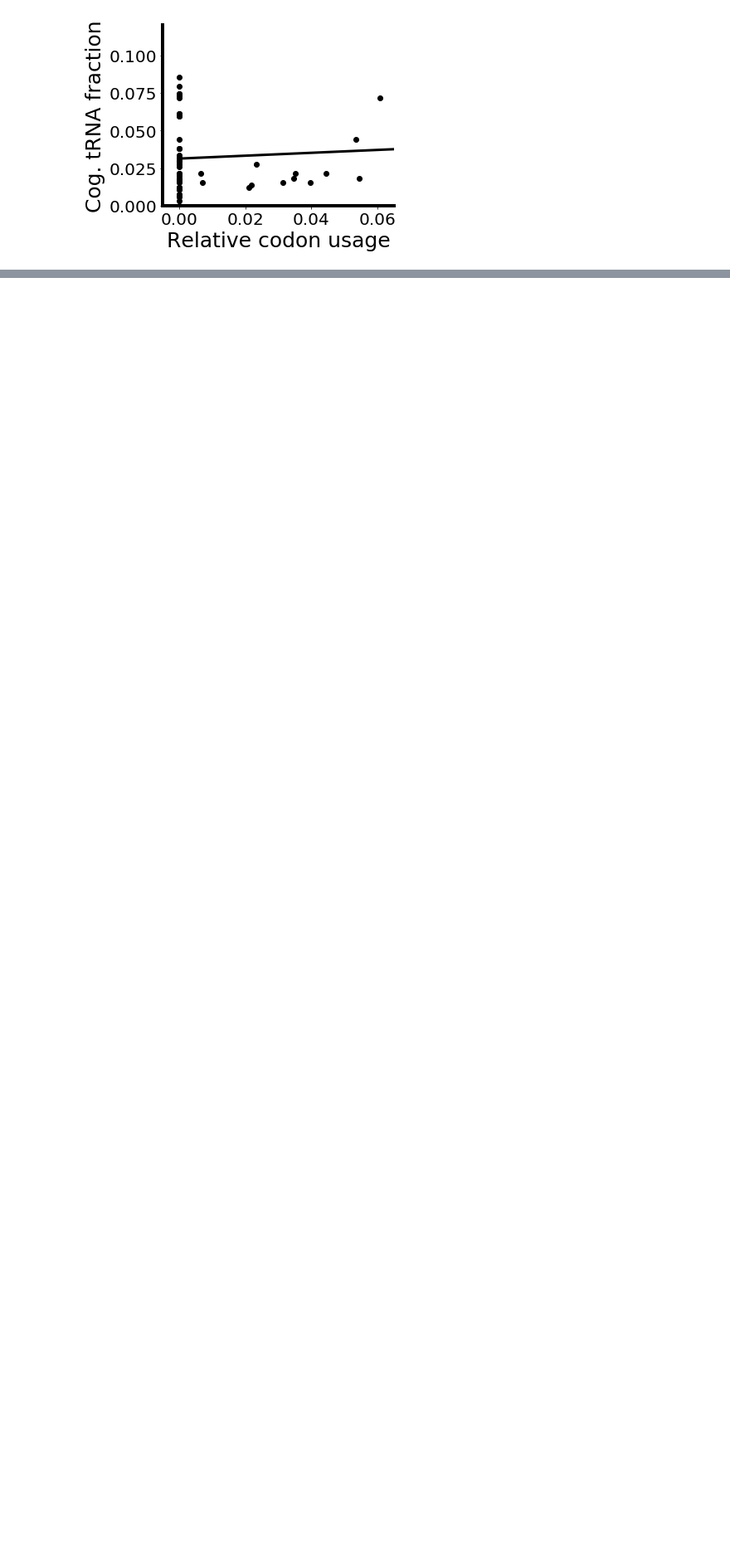
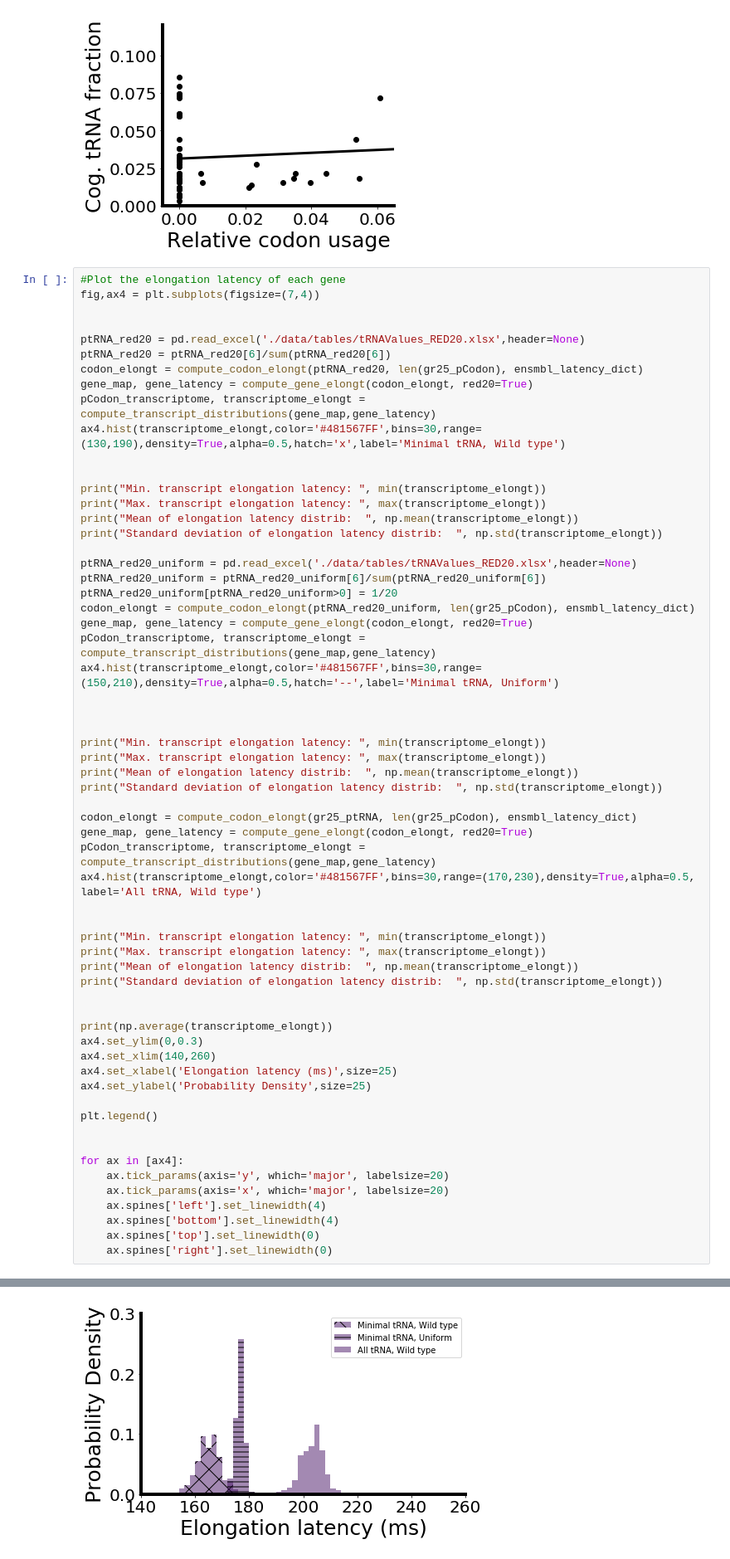
Before and after one commit to EndyLab/tRNACAD, a Jupyter notebook: minimalcode.ipynb, the cells around one changed output, grey strips where cells are left out. Shown: that part at 83% size. Cells and saved outputs as stored; diff of their text form; blank space fills up the shorter version.

```diff
--- a/minimalcode.ipynb
+++ b/minimalcode.ipynb
@@ -148,3 +148,65 @@ R^2:  0.011931892672176314
 slope:  0.09605729915119392
 [figure]
 [figure]
+# %%
+#Plot the elongation latency of each gene
+fig,ax4 = plt.subplots(figsize=(7,4))
+
+
+ptRNA_red20 = pd.read_excel('./data/tables/tRNAValues_RED20.xlsx',header=None)
+ptRNA_red20 = ptRNA_red20[6]/sum(ptRNA_red20[6])
+codon_elongt = compute_codon_elongt(ptRNA_red20, len(gr25_pCodon), ensmbl_latency_dict)
+gene_map, gene_latency = compute_gene_elongt(codon_elongt, red20=True)
+pCodon_transcriptome, transcriptome_elongt = compute_transcript_distributions(gene_map,gene_latency)
+ax4.hist(transcriptome_elongt,color='#481567FF',bins=30,range=(130,190),density=True,alpha=0.5,hatch='x',label='Minimal tRNA, Wild type')
+
+
+print("Min. transcript elongation latency: ", min(transcriptome_elongt))
+print("Max. transcript elongation latency: ", max(transcriptome_elongt))
+print("Mean of elongation latency distrib:  ", np.mean(transcriptome_elongt))
+print("Standard deviation of elongation latency distrib:  ", np.std(transcriptome_elongt))
+
+ptRNA_red20_uniform = pd.read_excel('./data/tables/tRNAValues_RED20.xlsx',header=None)
+ptRNA_red20_uniform = ptRNA_red20_uniform[6]/sum(ptRNA_red20_uniform[6])
+ptRNA_red20_uniform[ptRNA_red20_uniform>0] = 1/20
+codon_elongt = compute_codon_elongt(ptRNA_red20_uniform, len(gr25_pCodon), ensmbl_latency_dict)
+gene_map, gene_latency = compute_gene_elongt(codon_elongt, red20=True)
+pCodon_transcriptome, transcriptome_elongt = compute_transcript_distributions(gene_map,gene_latency)
+ax4.hist(transcriptome_elongt,color='#481567FF',bins=30,range=(150,210),density=True,alpha=0.5,hatch='--',label='Minimal tRNA, Uniform')
+
+
+
+print("Min. transcript elongation latency: ", min(transcriptome_elongt))
+print("Max. transcript elongation latency: ", max(transcriptome_elongt))
+print("Mean of elongation latency distrib:  ", np.mean(transcriptome_elongt))
+print("Standard deviation of elongation latency distrib:  ", np.std(transcriptome_elongt))
+
+codon_elongt = compute_codon_elongt(gr25_ptRNA, len(gr25_pCodon), ensmbl_latency_dict)
+gene_map, gene_latency = compute_gene_elongt(codon_elongt, red20=True)
+pCodon_transcriptome, transcriptome_elongt = compute_transcript_distributions(gene_map,gene_latency)
+ax4.hist(transcriptome_elongt,color='#481567FF',bins=30,range=(170,230),density=True,alpha=0.5, label='All tRNA, Wild type')
+
+
+print("Min. transcript elongation latency: ", min(transcriptome_elongt))
+print("Max. transcript elongation latency: ", max(transcriptome_elongt))
+print("Mean of elongation latency distrib:  ", np.mean(transcriptome_elongt))
+print("Standard deviation of elongation latency distrib:  ", np.std(transcriptome_elongt))
+
+
+print(np.average(transcriptome_elongt))
+ax4.set_ylim(0,0.3)
+ax4.set_xlim(140,260)
+ax4.set_xlabel('Elongation latency (ms)',size=25)
+ax4.set_ylabel('Probability Density',size=25)
+
+plt.legend()
+
+
+for ax in [ax4]:
+    ax.tick_params(axis='y', which='major', labelsize=20)
+    ax.tick_params(axis='x', which='major', labelsize=20)
+    ax.spines['left'].set_linewidth(4)
+    ax.spines['bottom'].set_linewidth(4)
+    ax.spines['top'].set_linewidth(0)
+    ax.spines['right'].set_linewidth(0)
+# %% [output]
@@ -151 +230,2 @@ slope:  0.09605729915119392
+[figure, added]
 # %%
```
Also changed, not shown: parts of 18 cells of this notebook, 9 other files.
